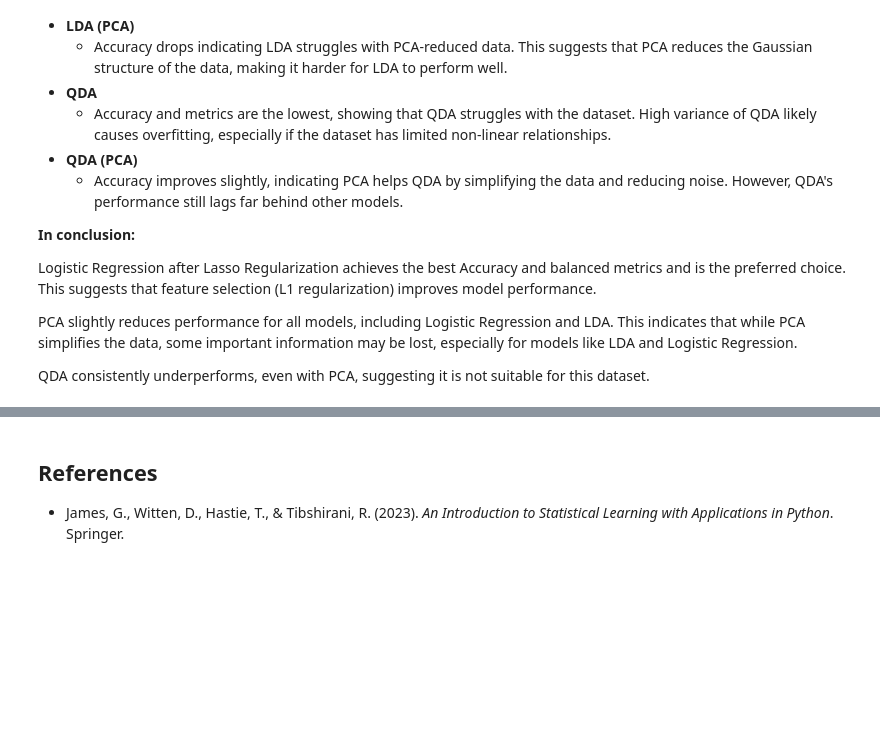
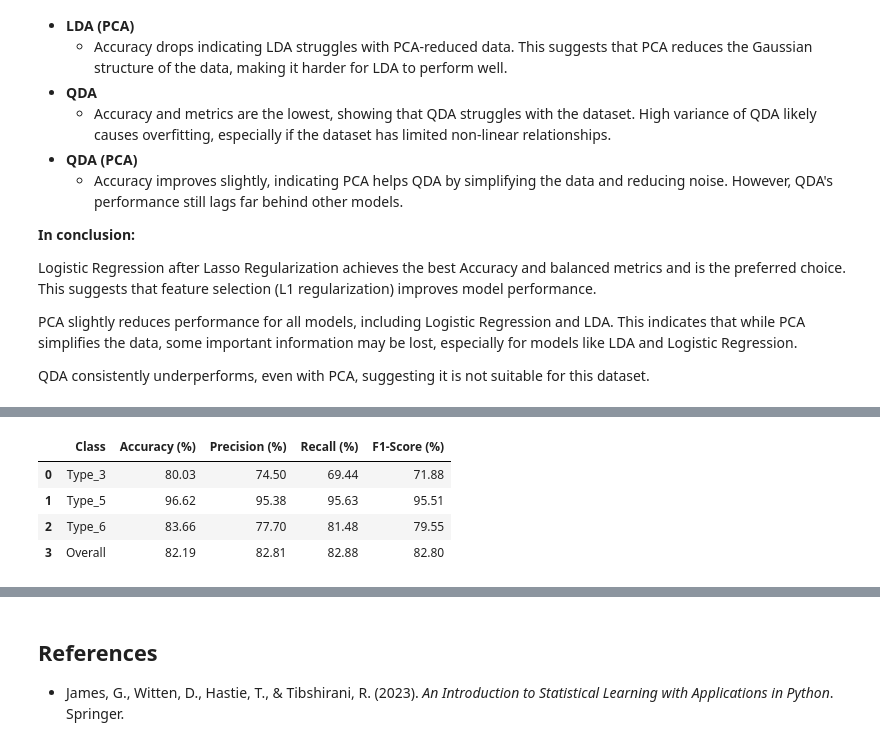
Before and after one commit to jorgemartins1986/APRAU_1050497_1050532, a Jupyter notebook: assignment.ipynb, the cells around one changed output, grey strips where cells are left out. Drawn from its saved outputs; the diff is of its cells as text; code cells hidden in the pictures; blank space fills up the shorter version.

```diff
--- a/assignment.ipynb
+++ b/assignment.ipynb
@@ -1874,0 +2054,18 @@ QDA consistently underperforms, even with PCA, suggesting it is not suitable for
+# %%
+# Initialize environment and agent with more suitable parameters
+env = FeatureSelectionEnv(X_selected, y_rl, model_choice='rf')
+agent = QLearningAgent(n_features=X_selected.shape[1], alpha=0.1, gamma=0.9, epsilon=0.2)
+
+# Train the agent with more episodes and print progress less frequently
+print("Training agent...")
+best_reward, best_features = train_agent(env, agent, episodes=1000, patience=100)
+
+print("\nTraining completed!")
+print(f"Best reward achieved: {best_reward}")
+print(f"Selected features: {best_features}")
+
+if best_features:
+	selected_feature_names = [X_rl_scaled.columns[i] for i in best_features]
+	print("\nSelected feature names:")
+	for i, name in enumerate(selected_feature_names):
+		print(f"{i+1}. {name}")
@@ -1874,0 +2092,63 @@ QDA consistently underperforms, even with PCA, suggesting it is not suitable for
+# %%
+# Extract the best features from the dataset
+X_best_features = X_selected[:, best_features]
+
+# Split the data into train and test sets with 80%/20% distribution
+X_train_best, X_test_best, y_train_best, y_test_best = train_test_split(X_best_features, y_rl, test_size=0.2, random_state=42, stratify=y_rl)
+
+# Initialize the RandomForestClassifier with the best hyperparameters found earlier
+rf_best = RandomForestClassifier(
+    class_weight='balanced_subsample',
+    criterion='entropy',
+    max_depth=20,
+    max_features='sqrt',
+    min_samples_leaf=1,
+    min_samples_split=2,
+    n_estimators=300,
+    random_state=42,
+    n_jobs=-1
+)
+
+# Train the model
+rf_best.fit(X_train_best, y_train_best)
+
+# Predict the vegetation type for the test data
+y_pred_rf_best = rf_best.predict(X_test_best)
+
+# Evaluate the model
+accuracy_rf_best = balanced_accuracy_score(y_test_best, y_pred_rf_best)
+accuracy_per_class_rf_best = {
+    cls: balanced_accuracy_score(y_test_best == i, y_pred_rf_best == i) * 100
+    for i, cls in enumerate(label_encoder_rl.classes_)
+}
+report_rf_best = classification_report(y_test_best, y_pred_rf_best, target_names=label_encoder_rl.classes_, output_dict=True)
+
+# Display results in a table
+results_rf_best = pd.DataFrame({
+    'Class': label_encoder_rl.classes_,
+    'Accuracy (%)': [accuracy_per_class_rf_best[cls] for cls in label_encoder_rl.classes_],
+    'Precision (%)': [round(report_rf_best[cls]['precision'] * 100, 2) for cls in label_encoder_rl.classes_],
+    'Recall (%)': [round(report_rf_best[cls]['recall'] * 100, 2) for cls in label_encoder_rl.classes_],
+    'F1-Score (%)': [round(report_rf_best[cls]['f1-score'] * 100, 2) for cls in label_encoder_rl.classes_]
+})
+
+# Add overall metrics to the results
+results_overall_rf_best = pd.DataFrame(columns=['Class', 'Accuracy (%)', 'Precision (%)', 'Recall (%)', 'F1-Score (%)'])
+results_overall_rf_best.loc[''] = ['Overall', accuracy_rf_best * 100,
+                                    report_rf_best['weighted avg']['precision'] * 100,
+                                    report_rf_best['weighted avg']['recall'] * 100,
+                                    report_rf_best['weighted avg']['f1-score'] * 100]
+
+# Format the results to show percentages with two decimals
+results_rf_best = results_rf_best.round(2)
+results_overall_rf_best = results_overall_rf_best.round(2)
+
+results_rf_best = pd.concat([results_rf_best, results_overall_rf_best], ignore_index=True)
+
+display(results_rf_best)
+# %% [output]
+|  | Class | Accuracy (%) | Precision (%) | Recall (%) | F1-Score (%) |
+| 0 | Type_3 | 80.03 | 74.50 | 69.44 | 71.88 |
+| 1 | Type_5 | 96.62 | 95.38 | 95.63 | 95.51 |
+| 2 | Type_6 | 83.66 | 77.70 | 81.48 | 79.55 |
+| 3 | Overall | 82.19 | 82.81 | 82.88 | 82.80 |
```
Also changed, not shown: parts of 17 cells of this notebook.
